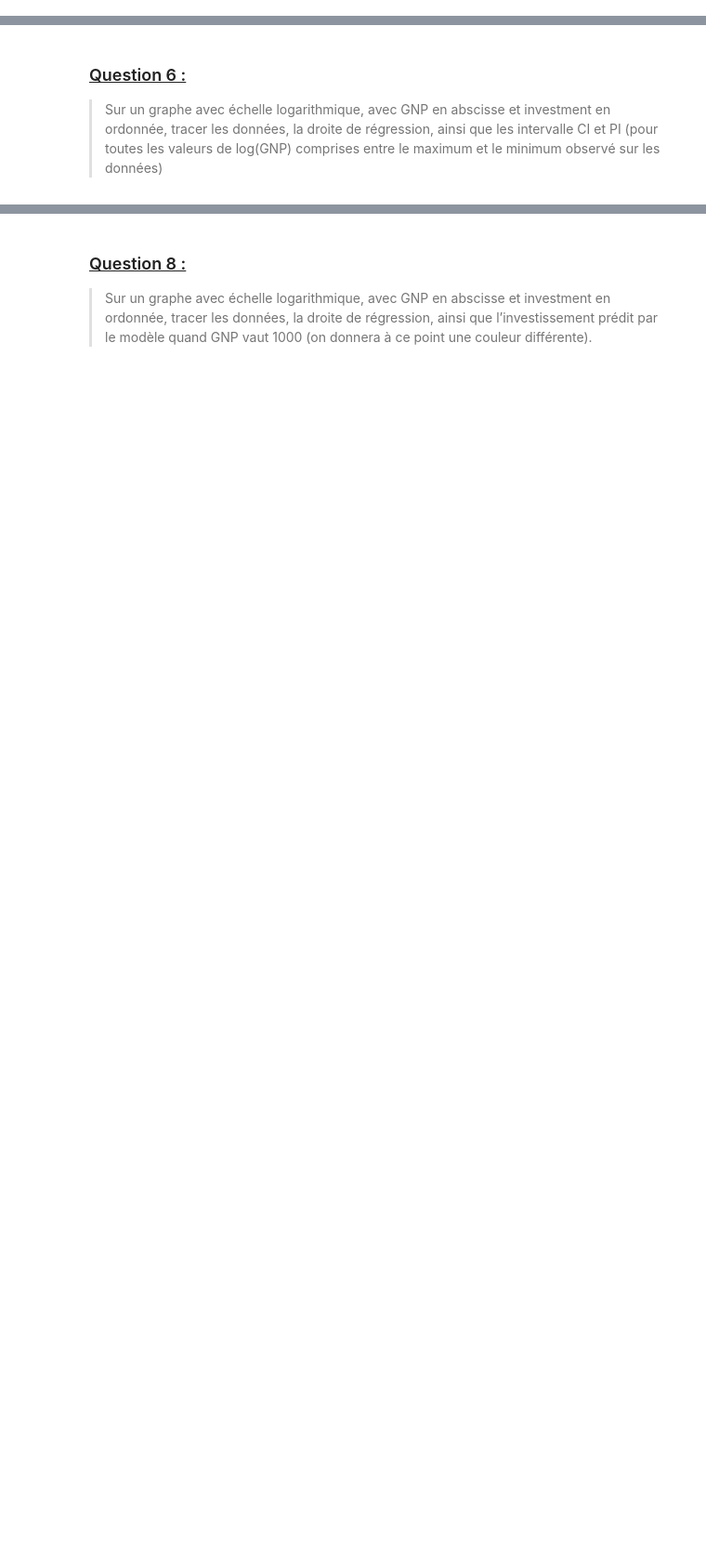
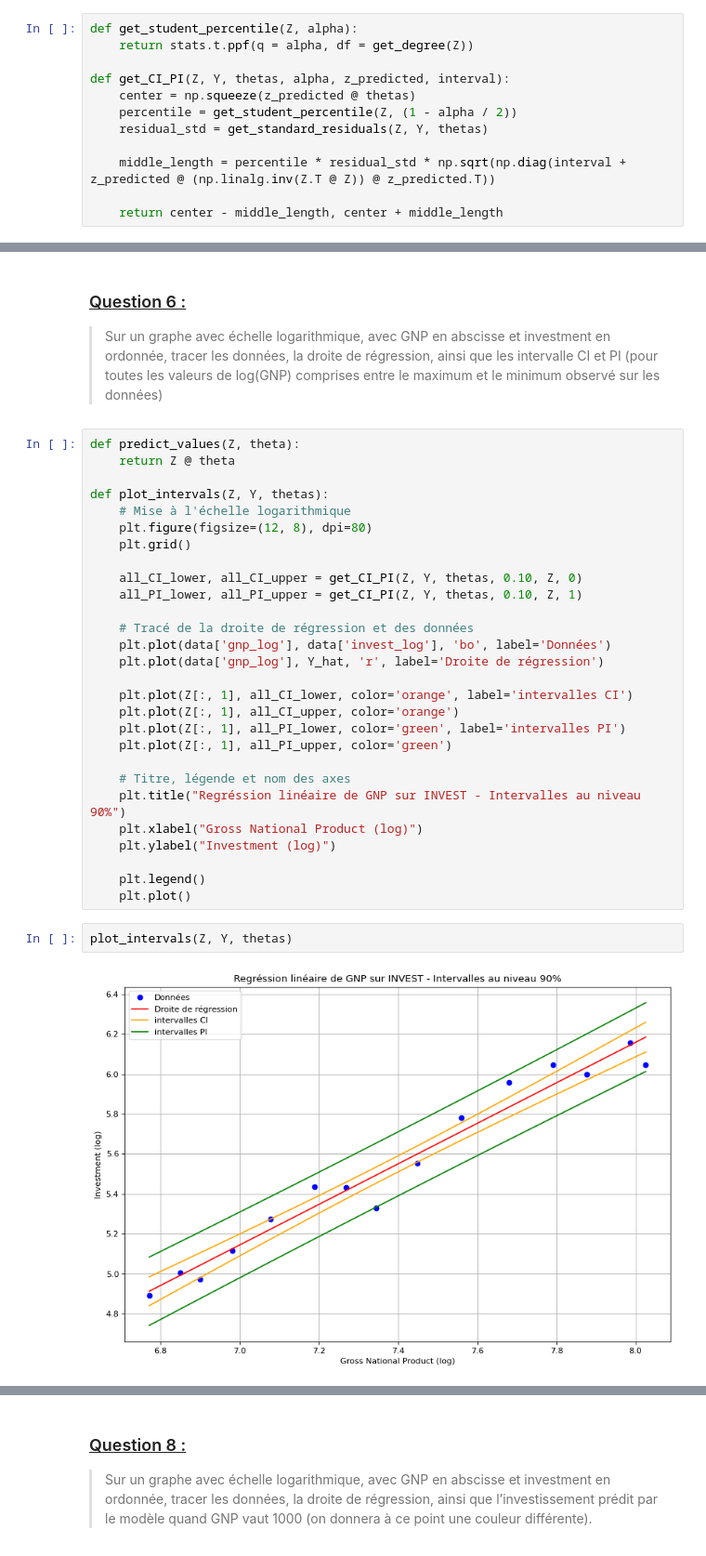
Before and after one commit to VictorLEDEZ/tp_1_proba_victor_ledez, a Jupyter notebook: ledez.ipynb, the cells around one changed output, grey strips where cells are left out. Shown at 93% size. Drawn from its saved outputs; the diff is of its cells as text; blank space fills up the shorter version.

```diff
--- a/ledez.ipynb
+++ b/ledez.ipynb
@@ -138,0 +194,12 @@ Coefficient de détermination R² : 0.9628
+# %%
+def get_student_percentile(Z, alpha):
+    return stats.t.ppf(q = alpha, df = get_degree(Z))
+
+def get_CI_PI(Z, Y, thetas, alpha, z_predicted, interval):
+    center = np.squeeze(z_predicted @ thetas)
+    percentile = get_student_percentile(Z, (1 - alpha / 2))
+    residual_std = get_standard_residuals(Z, Y, thetas)
+
+    middle_length = percentile * residual_std * np.sqrt(np.diag(interval + z_predicted @ (np.linalg.inv(Z.T @ Z)) @ z_predicted.T))
+
+    return center - middle_length, center + middle_length
@@ -140,6 +218,38 @@ Coefficient de détermination R² : 0.9628
 ### <ins>Question 6 :</ins>
 
 > Sur un graphe avec échelle logarithmique, avec GNP en abscisse et investment en ordonnée, tracer les données, la droite de régression, ainsi que les intervalle CI et PI (pour toutes les valeurs de log(GNP) comprises entre le maximum et le minimum observé sur les données)
+# %%
+def predict_values(Z, theta):
+    return Z @ theta
+
+def plot_intervals(Z, Y, thetas):
+    # Mise à l'échelle logarithmique
+    plt.figure(figsize=(12, 8), dpi=80)
+    plt.grid()
+
+    all_CI_lower, all_CI_upper = get_CI_PI(Z, Y, thetas, 0.10, Z, 0)
+    all_PI_lower, all_PI_upper = get_CI_PI(Z, Y, thetas, 0.10, Z, 1)
+
+    # Tracé de la droite de régression et des données
+    plt.plot(data['gnp_log'], data['invest_log'], 'bo', label='Données')
+    plt.plot(data['gnp_log'], Y_hat, 'r', label='Droite de régression')
+
+    plt.plot(Z[:, 1], all_CI_lower, color='orange', label='intervalles CI')
+    plt.plot(Z[:, 1], all_CI_upper, color='orange')
+    plt.plot(Z[:, 1], all_PI_lower, color='green', label='intervalles PI')
+    plt.plot(Z[:, 1], all_PI_upper, color='green')
+
+    # Titre, légende et nom des axes
+    plt.title("Regréssion linéaire de GNP sur INVEST - Intervalles au niveau 90%")
+    plt.xlabel("Gross National Product (log)")
+    plt.ylabel("Investment (log)")
+
+    plt.legend()
+    plt.plot()
+# %%
+plot_intervals(Z, Y, thetas)
+# %% [output]
+[figure, added]
 # %% [markdown]
 ### <ins>Question 7 :</ins>
 
```
Also changed, not shown: parts of 42 cells of this notebook.
